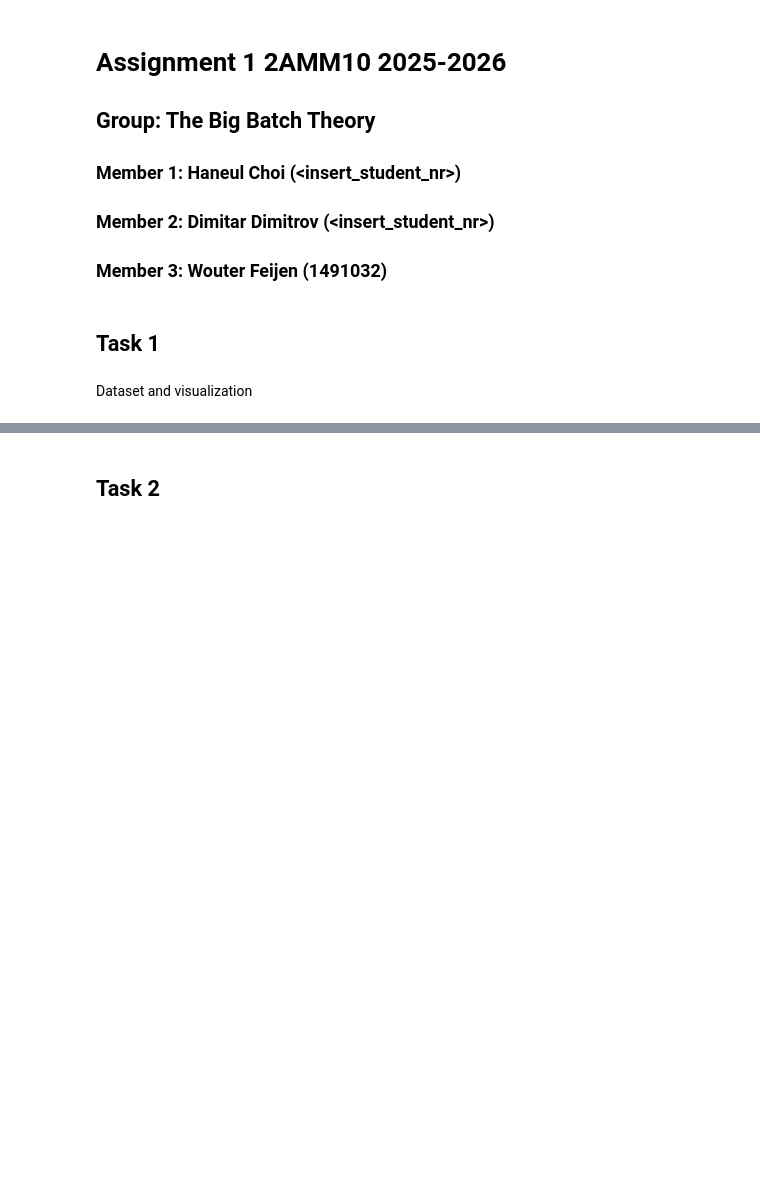
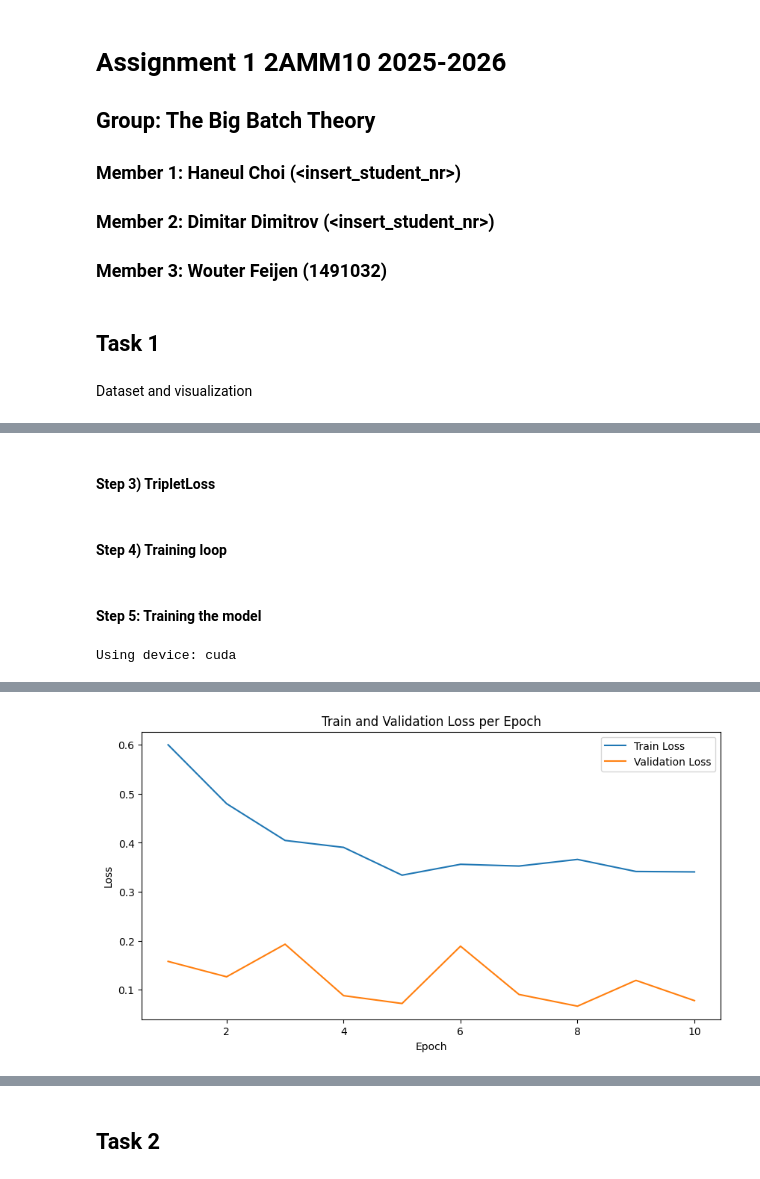
Before and after one commit to WouterFeijen/DL-Assignment-1, a Jupyter notebook: ass1_skeleton.ipynb, the cells around one changed output, grey strips where cells are left out. Cells and saved outputs as stored; diff of their text form; code cells hidden in the pictures; blank space fills up the shorter version.

```diff
--- a/ass1_skeleton.ipynb
+++ b/ass1_skeleton.ipynb
@@ -103,9 +121,26 @@ VBox(children=(Dropdown(description='Variety:', options=('Apple 9', 'Apple 11',
 # %%
-transfrom = ... # your code here
+transform = transforms.Compose([
+    transforms.Resize((128, 128)),
+    transforms.ToTensor(),
+    transforms.Normalize(mean=(0.6123, 0.5190, 0.4066), std=(0.2739, 0.3120, 0.3521))
+])# ... # your code here
+
 train_data = AppleDataset(subset="train",transform=transform)
 test_data = AppleDataset(subset="test",transform=transform)
 support_new_data = AppleDataset(subset="train",transform=transform,class_subset="new")
 test_new_data = AppleDataset(subset="test",transform=transform,class_subset="new")
 
 # your code here
+# Number of samples in each dataset
+print(f"Number of samples in train_data: {len(train_data)}")
+print(f"Number of samples in test_data: {len(test_data)}")
+print(f"Number of samples in support_new_data: {len(support_new_data)}")
+print(f"Number of samples in test_new_data: {len(test_new_data)}")
+
+# Classes in each dataset
+print()
+print(f"Classes in train_data: {set(train_data.targets)}")
+print(f"Classes in test_data: {set(test_data.targets)}")
+print(f"Classes in support_new_data: {set(support_new_data.targets)}")
+print(f"Classes in test_new_data: {set(test_new_data.targets)}")
 # %% [output]
@@ -112,0 +261,2 @@ NameError: name 'transform' is not defined
+# %% [markdown]
+#### Step 3) TripletLoss
@@ -112,0 +364,2 @@ NameError: name 'transform' is not defined
+# %% [markdown]
+#### Step 4) Training loop
@@ -112,0 +476,50 @@ NameError: name 'transform' is not defined
+# %% [markdown]
+#### Step 5: Training the model
+# %%
+# Step 5: Training the model
+
+# device
+if torch.cuda.is_available():
+    device = torch.device("cuda")
+else:
+    device = torch.device("cpu")
+
+print(f"Using device: {device}")
+
+# model
+embedding_net = EmbeddingNet(embedding_dim=128).to(device)
+
+# margin
+margin = 1
+
+# criterion
+triplet_selector = InformativeTripletSelector(margin=margin)
+criterion = TripletLoss(margin=margin, triplet_selector=triplet_selector)
+
+validation_selector = RandomTripletSelector()
+criterion_validation = TripletLoss(margin=margin, triplet_selector=validation_selector)
+
+# optimizer
+optimizer = torch.optim.Adam(embedding_net.parameters(), lr=1e-3, weight_decay=1e-5)
+
+# batch sampler and dataloader
+train_batch_sampler = BalancedBatchSampler(train_data.targets, n_classes=10, n_samples=20)
+validation_batch_sampler = BalancedBatchSampler(test_data.targets, n_classes=10, n_samples=20)
+train_loader = torch.utils.data.DataLoader(train_data, batch_sampler=train_batch_sampler)
+validation_loader = torch.utils.data.DataLoader(test_data, batch_sampler=validation_batch_sampler)
+
+
+
+# training
+train = Trainer(model=embedding_net,
+                device=device,
+                criterion=criterion,
+                optimizer=optimizer,
+                train_DataLoader=train_loader,
+                validation_DataLoader=validation_loader,
+                n_epochs=10,
+                criterion_validation=criterion_validation)
+
+train.run_trainer()
+# %% [output]
+Using device: cuda
@@ -112,0 +536 @@ NameError: name 'transform' is not defined
+[figure, added]
```
Also changed, not shown: parts of 13 cells of this notebook.
